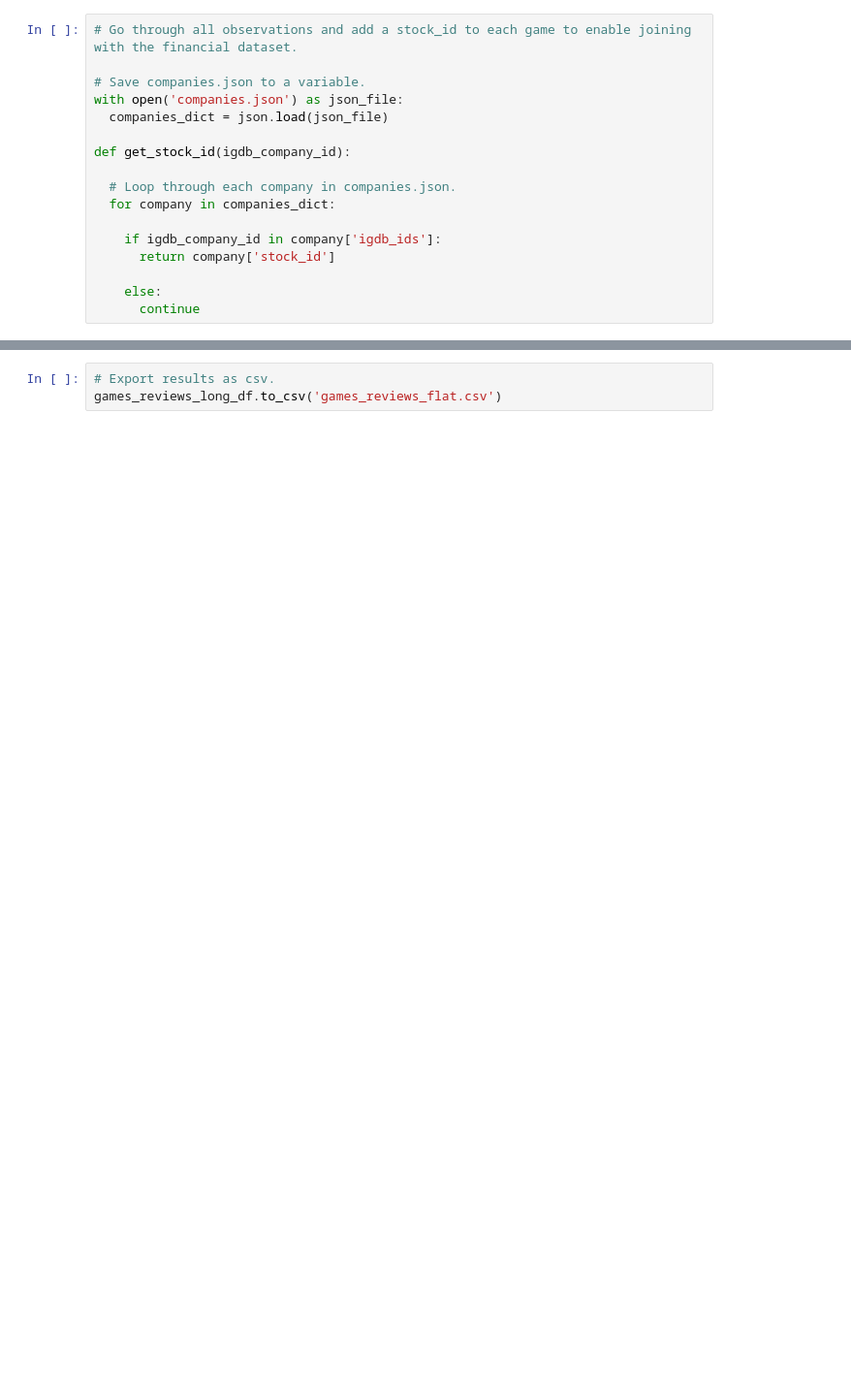
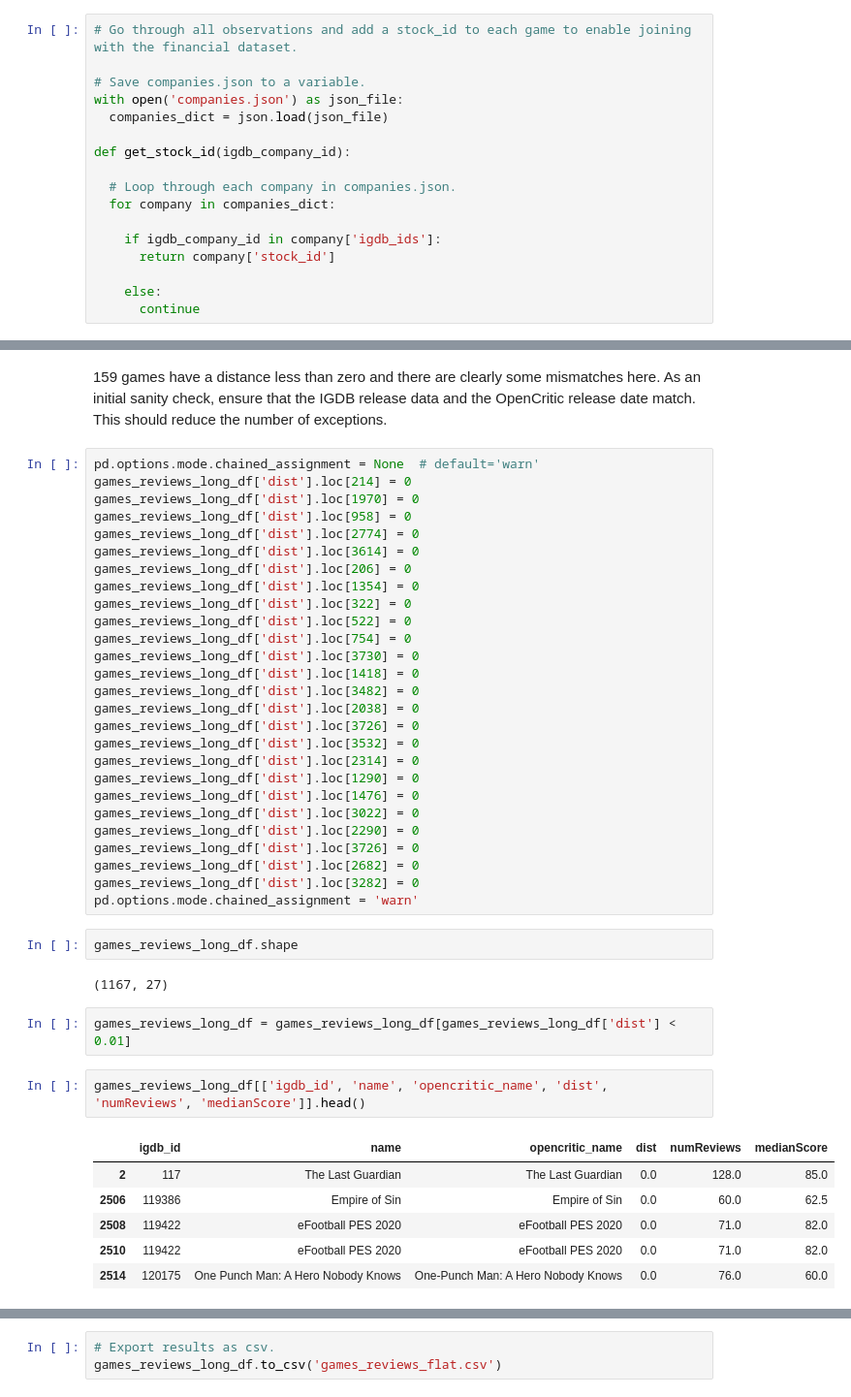
Before and after one commit to c0nn0rstevens/video-game-review-scores-returns-thesis, a Jupyter notebook: reviews_exploration.ipynb, the cells around one changed output, grey strips where cells are left out. Shown at 97% size. Drawn from its saved outputs; the diff is of its cells as text; blank space fills up the shorter version.

```diff
--- a/reviews_exploration.ipynb
+++ b/reviews_exploration.ipynb
@@ -259,0 +363,44 @@ msno.matrix(games_reviews_long_df)
+# %% [markdown]
+159 games have a distance less than zero and there are clearly some mismatches here. As an initial sanity check, ensure that the IGDB release data and the OpenCritic release date match. This should reduce the number of exceptions.
+# %%
+pd.options.mode.chained_assignment = None  # default='warn'
+games_reviews_long_df['dist'].loc[214] = 0
+games_reviews_long_df['dist'].loc[1970] = 0
+games_reviews_long_df['dist'].loc[958] = 0
+games_reviews_long_df['dist'].loc[2774] = 0
+games_reviews_long_df['dist'].loc[3614] = 0
+games_reviews_long_df['dist'].loc[206] = 0
+games_reviews_long_df['dist'].loc[1354] = 0
+games_reviews_long_df['dist'].loc[322] = 0
+games_reviews_long_df['dist'].loc[522] = 0
+games_reviews_long_df['dist'].loc[754] = 0
+games_reviews_long_df['dist'].loc[3730] = 0
+games_reviews_long_df['dist'].loc[1418] = 0
+games_reviews_long_df['dist'].loc[3482] = 0
+games_reviews_long_df['dist'].loc[2038] = 0
+games_reviews_long_df['dist'].loc[3726] = 0
+games_reviews_long_df['dist'].loc[3532] = 0
+games_reviews_long_df['dist'].loc[2314] = 0
+games_reviews_long_df['dist'].loc[1290] = 0
+games_reviews_long_df['dist'].loc[1476] = 0
+games_reviews_long_df['dist'].loc[3022] = 0
+games_reviews_long_df['dist'].loc[2290] = 0
+games_reviews_long_df['dist'].loc[3726] = 0
+games_reviews_long_df['dist'].loc[2682] = 0
+games_reviews_long_df['dist'].loc[3282] = 0
+pd.options.mode.chained_assignment = 'warn'
+# %%
+games_reviews_long_df.shape
+# %% [output]
+(1167, 27)
+# %%
+games_reviews_long_df = games_reviews_long_df[games_reviews_long_df['dist'] < 0.01]
+# %%
+games_reviews_long_df[['igdb_id', 'name', 'opencritic_name', 'dist', 'numReviews', 'medianScore']].head()
+# %% [output]
+|  | igdb_id | name | opencritic_name | dist | numReviews | medianScore |
+| 2 | 117 | The Last Guardian | The Last Guardian | 0.0 | 128.0 | 85.0 |
+| 2506 | 119386 | Empire of Sin | Empire of Sin | 0.0 | 60.0 | 62.5 |
+| 2508 | 119422 | eFootball PES 2020 | eFootball PES 2020 | 0.0 | 71.0 | 82.0 |
+| 2510 | 119422 | eFootball PES 2020 | eFootball PES 2020 | 0.0 | 71.0 | 82.0 |
+| 2514 | 120175 | One Punch Man: A Hero Nobody Knows | One-Punch Man: A Hero Nobody Knows | 0.0 | 76.0 | 60.0 |
```
Also changed, not shown: parts of 36 cells of this notebook, 3 other files.
